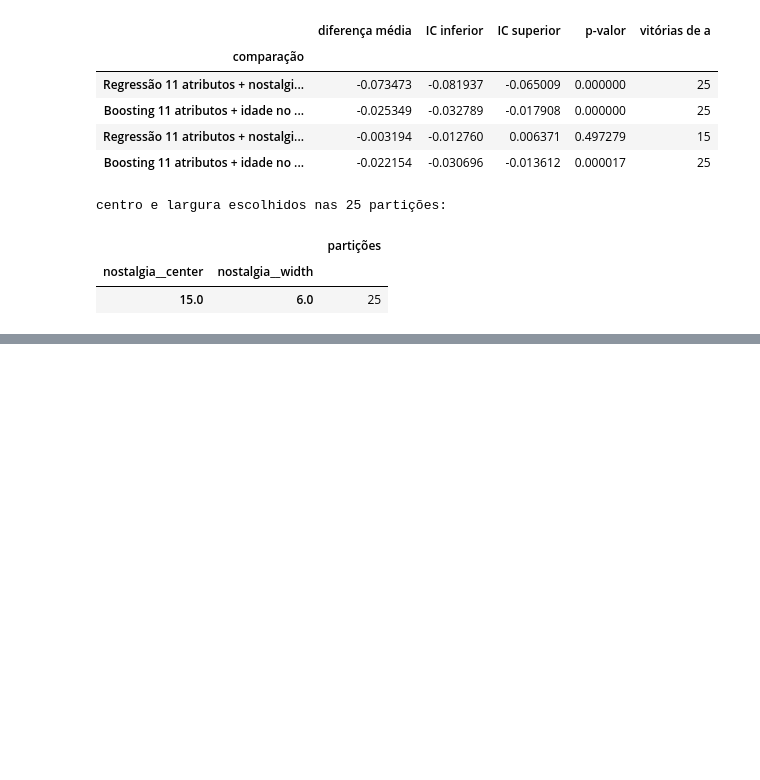
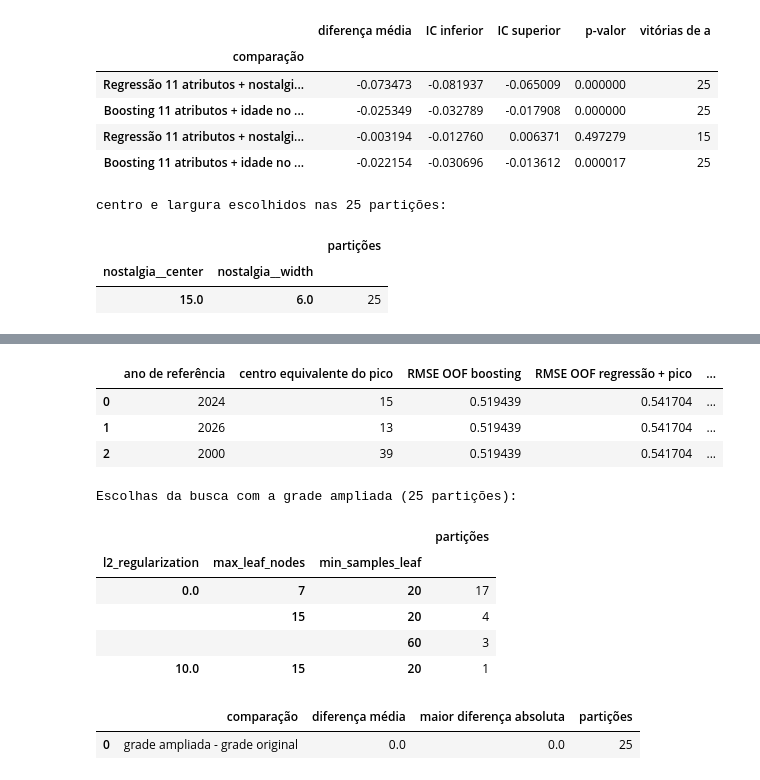
Before and after one commit to Robootic/movie-rating-prediction, a Jupyter notebook: notebooks/11_hipotese_nostalgia.ipynb, the cells around one changed output, grey strips where cells are left out. Drawn from its saved outputs; the diff is of its cells as text; code cells hidden in the pictures; blank space fills up the shorter version.

```diff
--- a/notebooks/12_hipotese_nostalgia.ipynb
+++ b/notebooks/11_hipotese_nostalgia.ipynb
@@ -211,0 +222,22 @@ centro e largura escolhidos nas 25 partições:
+# %%
+years = pd.read_csv(results / 'nostalgia_ano_referencia.csv')
+display(years)
+
+grid = pd.read_csv(results / 'nostalgia_grade_ampliada_selecoes.csv')
+print('Escolhas da busca com a grade ampliada (25 partições):')
+display(grid.drop(columns='partição').value_counts().rename('partições').to_frame())
+display(pd.read_csv(results / 'nostalgia_grade_ampliada_comparacao.csv'))
+# %% [output]
+|  | ano de referência | centro equivalente do pico | RMSE OOF boosting | RMSE OOF regressão + pico | ... |
+| 0 | 2024 | 15 | 0.519439 | 0.541704 | ... |
+| 1 | 2026 | 13 | 0.519439 | 0.541704 | ... |
+| 2 | 2000 | 39 | 0.519439 | 0.541704 | ... |
+Escolhas da busca com a grade ampliada (25 partições):
+|  |  |  | partições |
+| l2_regularization | max_leaf_nodes | min_samples_leaf |  |
+| 0.0 | 7 | 20 | 17 |
+|  | 15 | 20 | 4 |
+|  |  | 60 | 3 |
+| 10.0 | 15 | 20 | 1 |
+|  | comparação | diferença média | maior diferença absoluta | partições |
+| 0 | grade ampliada - grade original | 0.0 | 0.0 | 25 |
```
Also changed, not shown: parts of 12 cells of this notebook, 38 other files.
